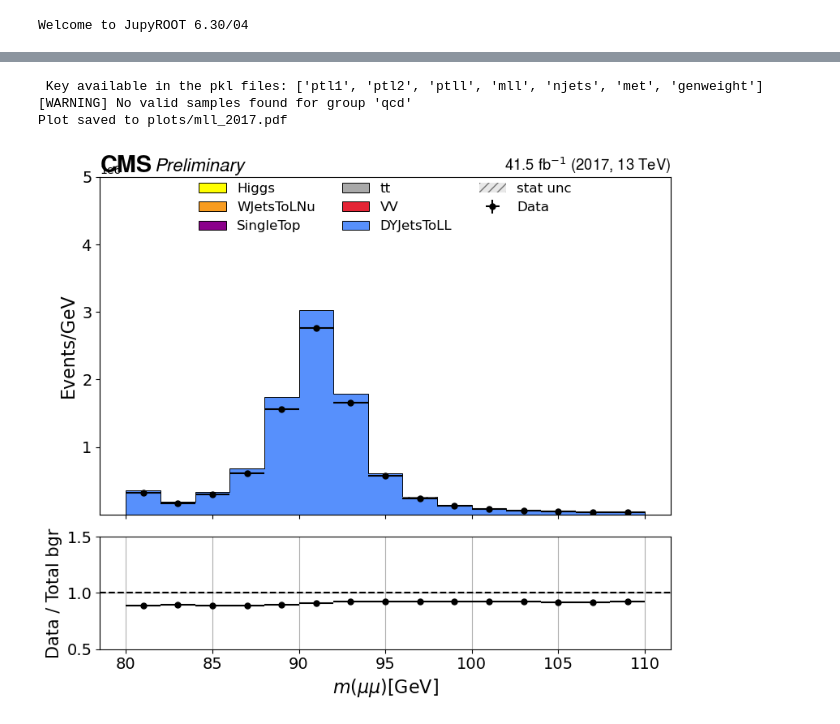
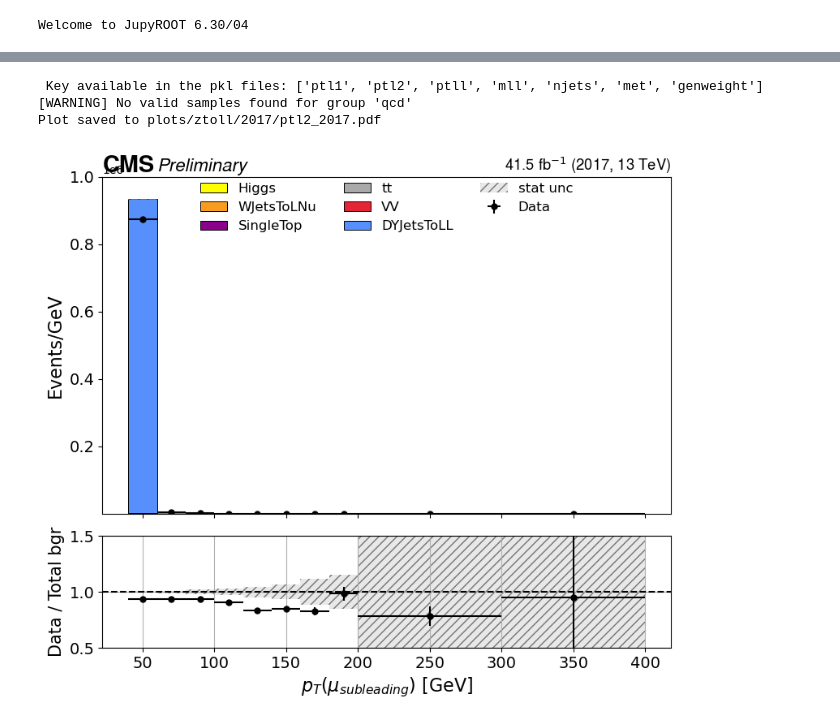
Before and after one commit to jreyesv063/Plotter, a Jupyter notebook: Z_mumu.ipynb, the cells around one changed output, grey strips where cells are left out. Saved outputs shown, nothing was run; the diff lists cells and outputs as text; code cells hidden in the pictures.

```diff
--- a/Z_mumu.ipynb
+++ b/Z_mumu.ipynb
@@ -12,9 +7,9 @@ Welcome to JupyROOT 6.30/04
 # General configs
 # --------------------
 year = "2017"
-samples_folder = f"/eos/user/j/jreyesve/WINDOWS/Desktop/New/z_mu_mu/no_ISR_v3/{year}"
+samples_folder = f"/eos/user/j/jreyesve/WINDOWS/Desktop/New_August/ztoll/{year}"
 
-output_folder = "plots_new_st" #"plots_no_st"
+output_folder = f"plots/ztoll/{year}" #"plots_no_st"
 lepton_flavor = "mu"
 
 # 2016APV and 2016 combined
@@ -23,7 +18,7 @@ combined_2016 = False
 # ---------------------
 #  pkl and json files
 # --------------------
-merge_jsons_and_pkls = True
+merge_jsons_and_pkls = False
 
 # -------------------------
 # Stadistical/ Systematic error
@@ -31,7 +26,6 @@ merge_jsons_and_pkls = True
 #  Normalization: xsec*Lumi
 # -------------------------
 systematic_error = True
-distribution_with_obj_level_var = "lepton_met_mass"
 
 stadistical_error_using = "cutflow"  # Se modificará para que lea las tablas con los eventos no pesados: cutflow_raw
 normalized_to = "sumw"               # Se puede normalizar a eventos no pesados "raw_initial_nevents" o pesados "sumw"
@@ -41,7 +35,7 @@ normalized_to = "sumw"               # Se puede normalizar a eventos no pesados
 #    Create root files
 # --------------------------
 root_files = True
-root_files_folder = "root_files"
+root_files_folder = f"{output_folder}/root"
 # %%
 # Creating a Plotter object
 plotter = Plotter(year = year,
@@ -54,7 +48,6 @@ plotter = Plotter(year = year,
                   merge_samples = merge_jsons_and_pkls,
 
                   systematic_error = systematic_error,
-                  distribution_with_obj_level_var = distribution_with_obj_level_var,
 
                   normalized_to = normalized_to,
                   stadistical_error_using = stadistical_error_using,
@@ -183,12 +245,28 @@ ratio_plot_limits = (0.5, 1.5)
 # %%
+variable = "ptl2"
+binning = [40, 60, 80, 100, 120, 140, 160, 180, 200, 300,  400]
+overflow = True
+underflow = True
+
+divided_GeV = True
+log_scale = False
+
+main_bgr = "dy"
+sf_bgr = 1.0
+
+y_axis_range = (0.1, 1000000)
+ratio_plot_limits = (0.5, 1.5)
+
 histos, group = plotter.get_plot_report(distribution = variable,
                         divided_GeV =divided_GeV, log = log_scale,
                         overflow = overflow, underflow = underflow,
                         main_bgr = main_bgr , sf_bgr = sf_bgr,
                         y_axis = y_axis_range, ratio_limits = ratio_plot_limits,
                         binning_hist = binning)
+
+plotter.event_table_by_bin()
 # %% [output]
  Key available in the pkl files: ['ptl1', 'ptl2', 'ptll', 'mll', 'njets', 'met', 'genweight']
 [WARNING] No valid samples found for group 'qcd'
-Plot saved to plots/mll_2017.pdf
+Plot saved to plots/ztoll/2017/ptl2_2017.pdf
-[figure, old version]
+[figure, new version]
```
Also changed, not shown: parts of 19 cells of this notebook, 9 other files.
